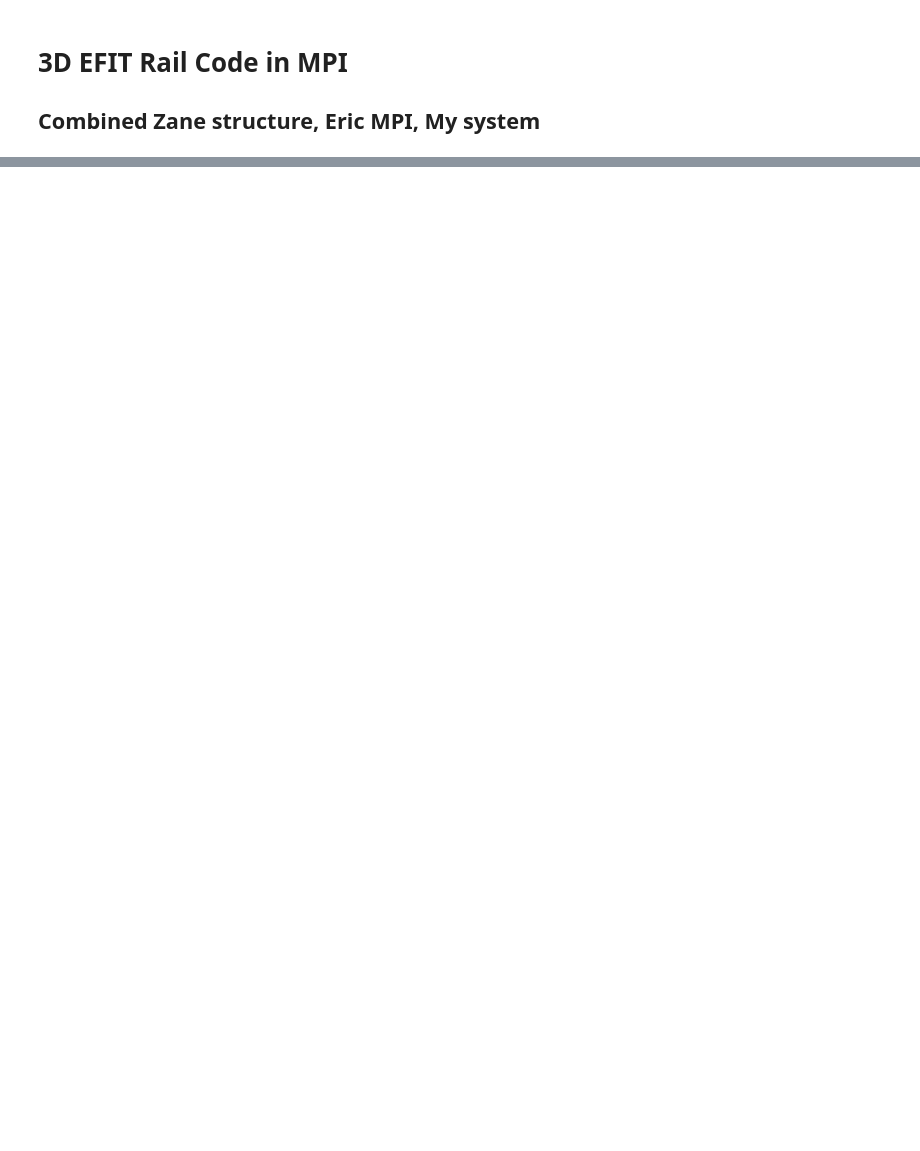
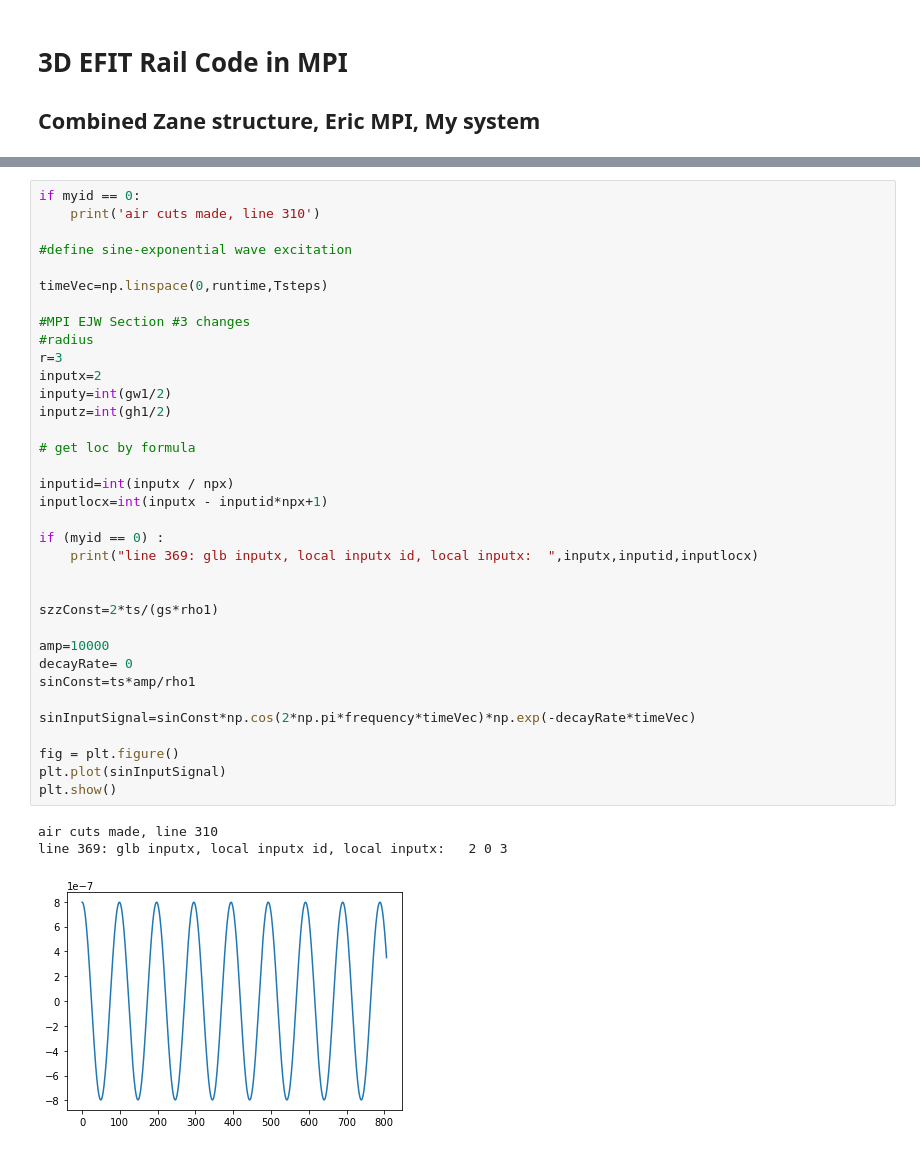
Before and after one commit to danchendrickson/3D_EFIT, a Jupyter notebook: EFIT_MPI_Rail.ipynb, the cells around one changed output, grey strips where cells are left out. Saved outputs shown, nothing was run; the diff lists cells and outputs as text; blank space fills up the shorter version.

```diff
--- a/EFIT_MPI_Rail.ipynb
+++ b/EFIT_MPI_Rail.ipynb
@@ -629,0 +1348,39 @@ vzSignal=np.zeros(Tsteps)
+# %%
+if myid == 0:
+    print('air cuts made, line 310')
+
+#define sine-exponential wave excitation
+
+timeVec=np.linspace(0,runtime,Tsteps)
+
+#MPI EJW Section #3 changes
+#radius
+r=3
+inputx=2
+inputy=int(gw1/2)
+inputz=int(gh1/2)
+
+# get loc by formula
+
+inputid=int(inputx / npx)
+inputlocx=int(inputx - inputid*npx+1)
+
+if (myid == 0) :
+    print("line 369: glb inputx, local inputx id, local inputx:  ",inputx,inputid,inputlocx)
+
+
+szzConst=2*ts/(gs*rho1)
+
+amp=10000
+decayRate= 0
+sinConst=ts*amp/rho1
+
+sinInputSignal=sinConst*np.cos(2*np.pi*frequency*timeVec)*np.exp(-decayRate*timeVec)
+
+fig = plt.figure()
+plt.plot(sinInputSignal)
+plt.show()
+# %% [output]
+air cuts made, line 310
+line 369: glb inputx, local inputx id, local inputx:   2 0 3
+[figure, added]
```
Also changed, not shown: parts of 43 cells of this notebook, 5 other files.
